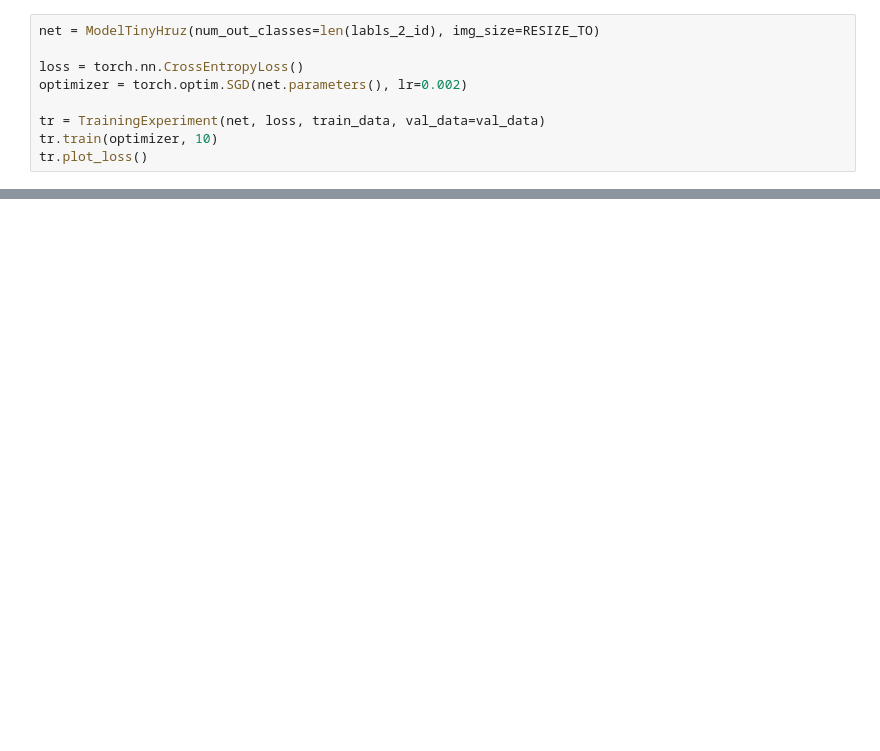
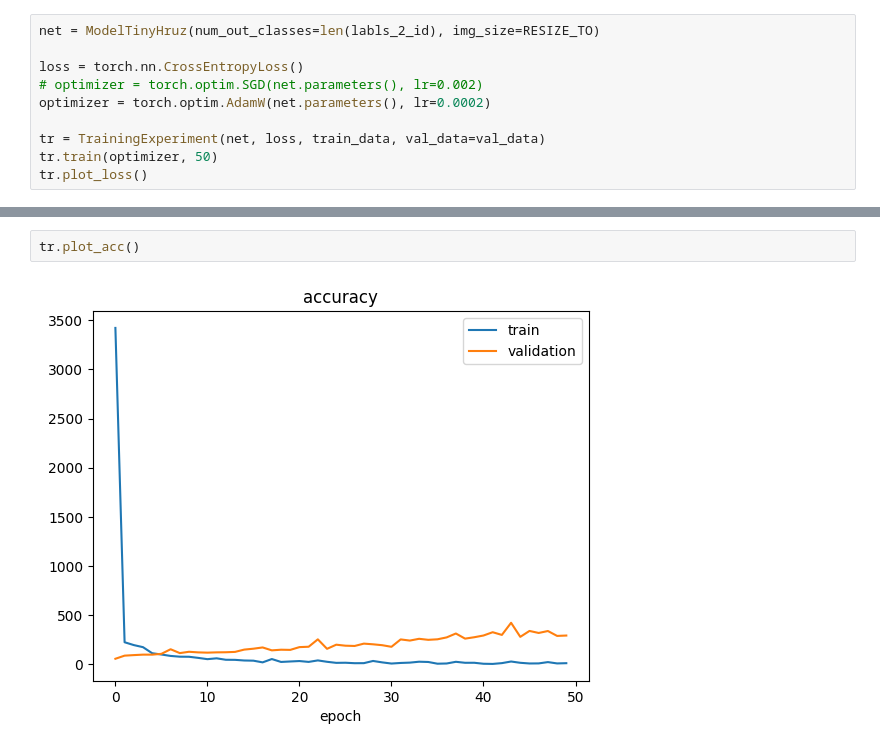
Before and after one commit to tomhruby1/traffic-signs-features, a Jupyter notebook: training.ipynb, the cells around one changed output, grey strips where cells are left out. Drawn from its saved outputs; the diff is of its cells as text; blank space fills up the shorter version.

```diff
--- a/training.ipynb
+++ b/training.ipynb
@@ -46,10 +185,11 @@ data split; train:21656, test:2707, val:2707
 net = ModelTinyHruz(num_out_classes=len(labls_2_id), img_size=RESIZE_TO)
 
 loss = torch.nn.CrossEntropyLoss()
-optimizer = torch.optim.SGD(net.parameters(), lr=0.002)
+# optimizer = torch.optim.SGD(net.parameters(), lr=0.002)
+optimizer = torch.optim.AdamW(net.parameters(), lr=0.0002)
 
 tr = TrainingExperiment(net, loss, train_data, val_data=val_data)
-tr.train(optimizer, 10)
+tr.train(optimizer, 50)
 tr.plot_loss()
 # %% [output]
 Starting training of ModelTinyHruz(
@@ -83,0 +224,4 @@ train loss: 63.618814137465
+# %%
+tr.plot_acc()
+# %% [output]
+[figure, added]
```
Also changed, not shown: parts of 12 cells of this notebook, 2 other files.
